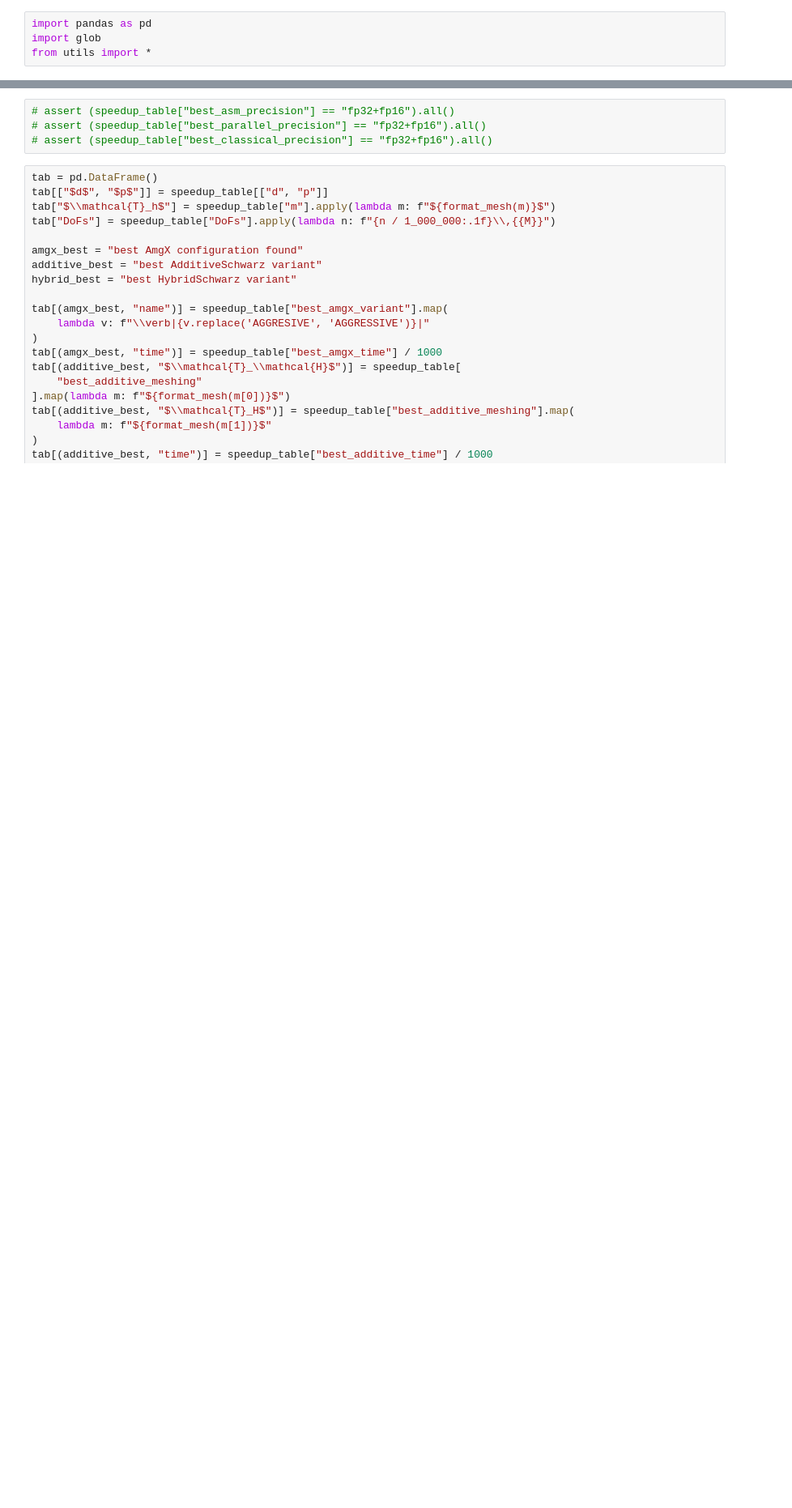
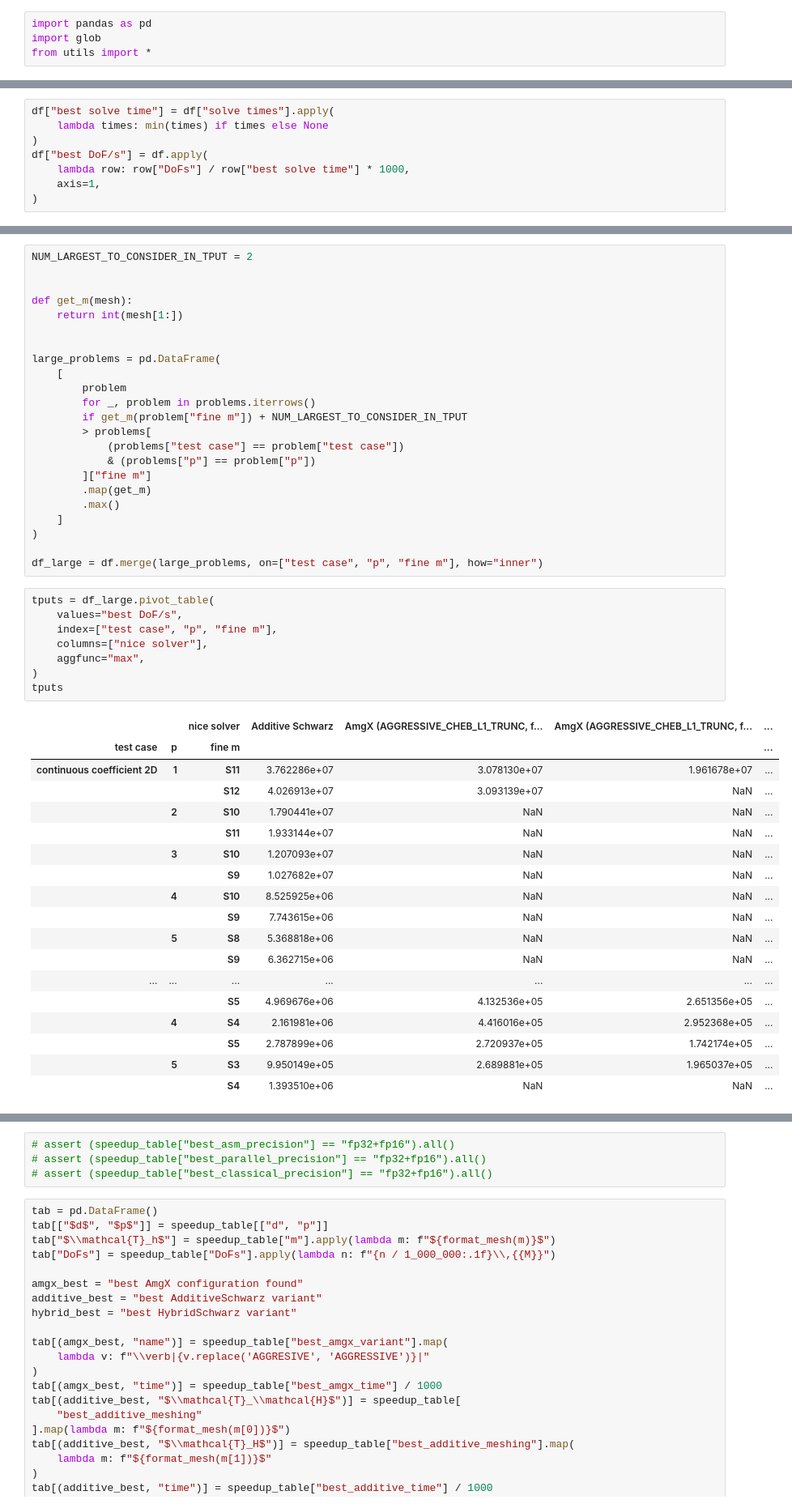
Before and after one commit to mgr0dzicki/dd-solvers, a Jupyter notebook: notebooks/best_comparison.ipynb, the cells around one changed output, grey strips where cells are left out. Shown at 81% size. Cells and saved outputs as stored; diff of their text form; blank space fills up the shorter version.

```diff
--- a/notebooks/best_comparison.ipynb
+++ b/notebooks/best_comparison.ipynb
@@ -25,0 +22,8 @@ df
+# %%
+df["best solve time"] = df["solve times"].apply(
+    lambda times: min(times) if times else None
+)
+df["best DoF/s"] = df.apply(
+    lambda row: row["DoFs"] / row["best solve time"] * 1000,
+    axis=1,
+)
@@ -25,0 +95,50 @@ df
+# %%
+NUM_LARGEST_TO_CONSIDER_IN_TPUT = 2
+
+
+def get_m(mesh):
+    return int(mesh[1:])
+
+
+large_problems = pd.DataFrame(
+    [
+        problem
+        for _, problem in problems.iterrows()
+        if get_m(problem["fine m"]) + NUM_LARGEST_TO_CONSIDER_IN_TPUT
+        > problems[
+            (problems["test case"] == problem["test case"])
+            & (problems["p"] == problem["p"])
+        ]["fine m"]
+        .map(get_m)
+        .max()
+    ]
+)
+
+df_large = df.merge(large_problems, on=["test case", "p", "fine m"], how="inner")
+# %%
+tputs = df_large.pivot_table(
+    values="best DoF/s",
+    index=["test case", "p", "fine m"],
+    columns=["nice solver"],
+    aggfunc="max",
+)
+tputs
+# %% [output]
+|  |  | nice solver | Additive Schwarz | AmgX (AGGRESSIVE_CHEB_L1_TRUNC, f... | AmgX (AGGRESSIVE_CHEB_L1_TRUNC, f... | ... |
+| test case | p | fine m |  |  |  | ... |
+| continuous coefficient 2D | 1 | S11 | 3.762286e+07 | 3.078130e+07 | 1.961678e+07 | ... |
+|  |  | S12 | 4.026913e+07 | 3.093139e+07 | NaN | ... |
+|  | 2 | S10 | 1.790441e+07 | NaN | NaN | ... |
+|  |  | S11 | 1.933144e+07 | NaN | NaN | ... |
+|  | 3 | S10 | 1.207093e+07 | NaN | NaN | ... |
+|  |  | S9 | 1.027682e+07 | NaN | NaN | ... |
+|  | 4 | S10 | 8.525925e+06 | NaN | NaN | ... |
+|  |  | S9 | 7.743615e+06 | NaN | NaN | ... |
+|  | 5 | S8 | 5.368818e+06 | NaN | NaN | ... |
+|  |  | S9 | 6.362715e+06 | NaN | NaN | ... |
+| ... | ... | ... | ... | ... | ... | ... |
+|  |  | S5 | 4.969676e+06 | 4.132536e+05 | 2.651356e+05 | ... |
+|  | 4 | S4 | 2.161981e+06 | 4.416016e+05 | 2.952368e+05 | ... |
+|  |  | S5 | 2.787899e+06 | 2.720937e+05 | 1.742174e+05 | ... |
+|  | 5 | S3 | 9.950149e+05 | 2.689881e+05 | 1.965037e+05 | ... |
+|  |  | S4 | 1.393510e+06 | NaN | NaN | ... |
```
Also changed, not shown: parts of 25 cells of this notebook, 10 other files.
